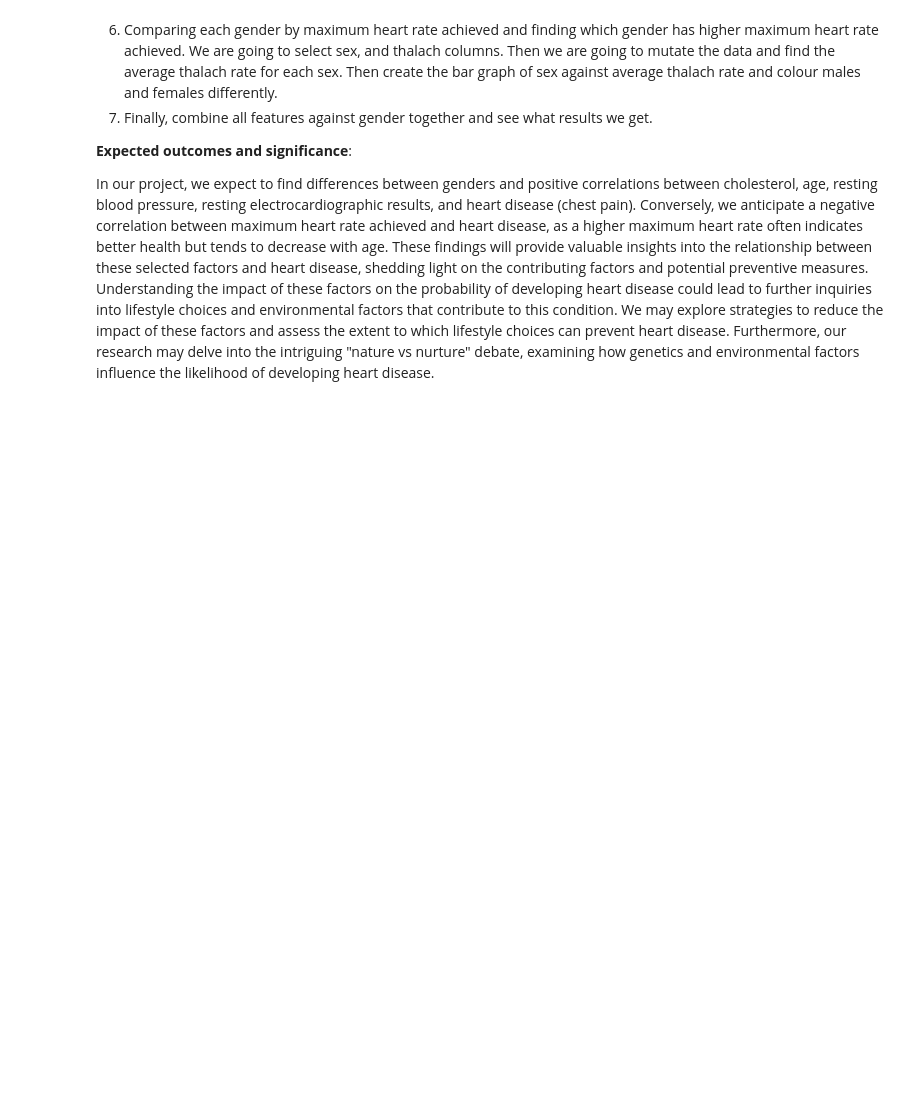
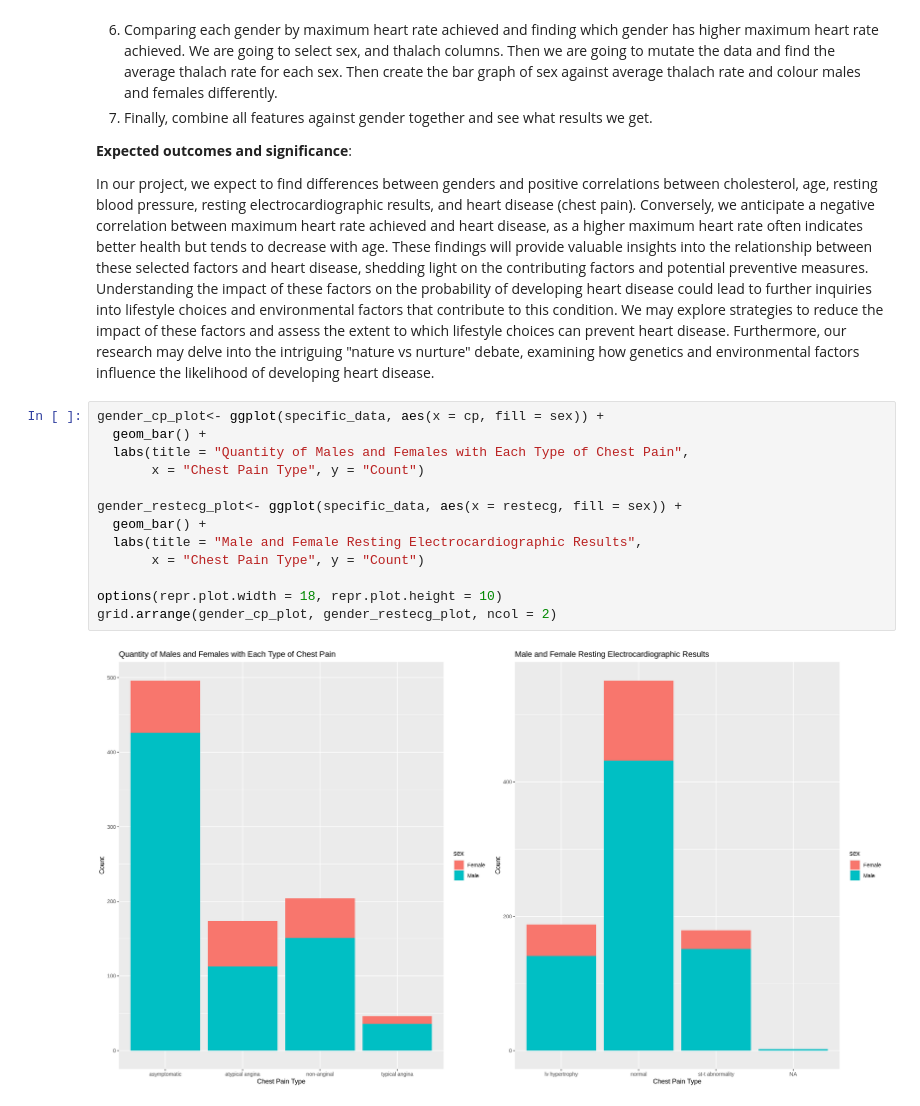
Before and after one commit to raulortiz04/dsci-100-2023s1-group-59, a Jupyter notebook: Proposal.ipynb, the cells around one changed output. Cells and saved outputs as stored; diff of their text form; blank space fills up the shorter version.

```diff
--- a/Proposal.ipynb
+++ b/Proposal.ipynb
@@ -79,3 +74,18 @@ For the preliminary exploratory data analysis, we will demonstrate that the data
 **Expected outcomes and significance**:
 
 In our project, we expect to find differences between genders and positive correlations between cholesterol, age, resting blood pressure, resting electrocardiographic results, and heart disease (chest pain). Conversely, we anticipate a negative correlation between maximum heart rate achieved and heart disease, as a higher maximum heart rate often indicates better health but tends to decrease with age. These findings will provide valuable insights into the relationship between these selected factors and heart disease, shedding light on the contributing factors and potential preventive measures. Understanding the impact of these factors on the probability of developing heart disease could lead to further inquiries into lifestyle choices and environmental factors that contribute to this condition. We may explore strategies to reduce the impact of these factors and assess the extent to which lifestyle choices can prevent heart disease. Furthermore, our research may delve into the intriguing "nature vs nurture" debate, examining how genetics and environmental factors influence the likelihood of developing heart disease.
+# %%
+gender_cp_plot<- ggplot(specific_data, aes(x = cp, fill = sex)) +
+  geom_bar() +
+  labs(title = "Quantity of Males and Females with Each Type of Chest Pain",
+       x = "Chest Pain Type", y = "Count")
+
+gender_restecg_plot<- ggplot(specific_data, aes(x = restecg, fill = sex)) +
+  geom_bar() +
+  labs(title = "Male and Female Resting Electrocardiographic Results",
+       x = "Chest Pain Type", y = "Count")
+
+options(repr.plot.width = 18, repr.plot.height = 10)
+grid.arrange(gender_cp_plot, gender_restecg_plot, ncol = 2)
+# %% [output]
+[figure, added]
```
Also changed, not shown: parts of 1 cell of this notebook.
